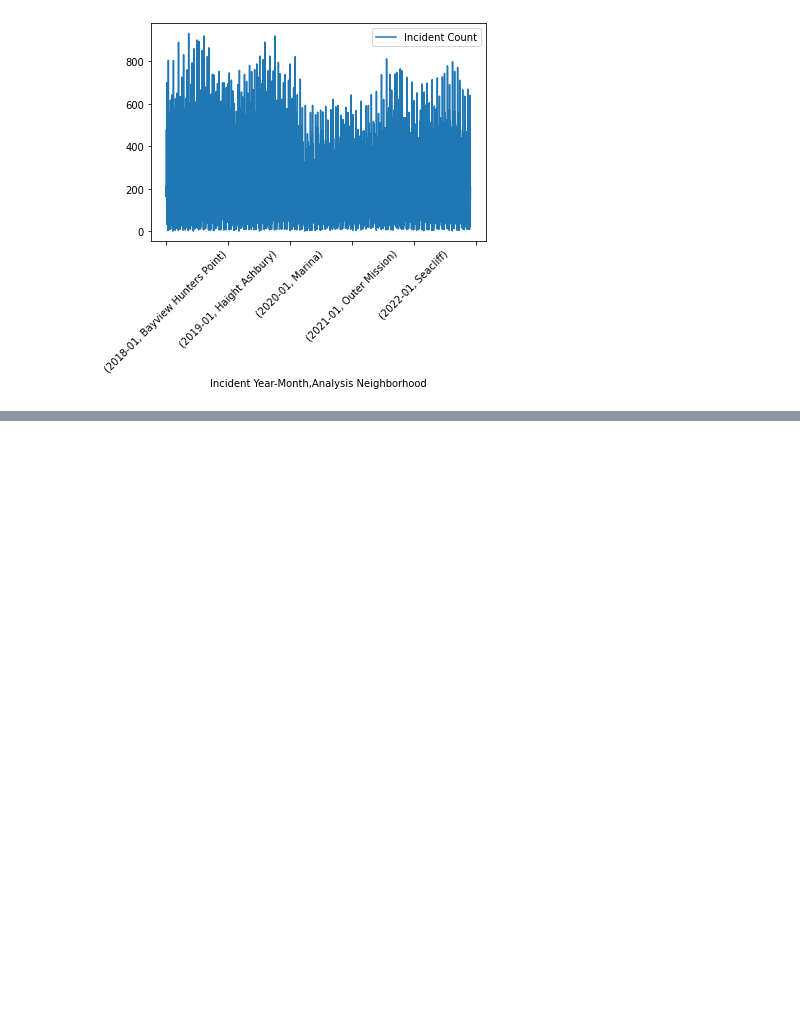
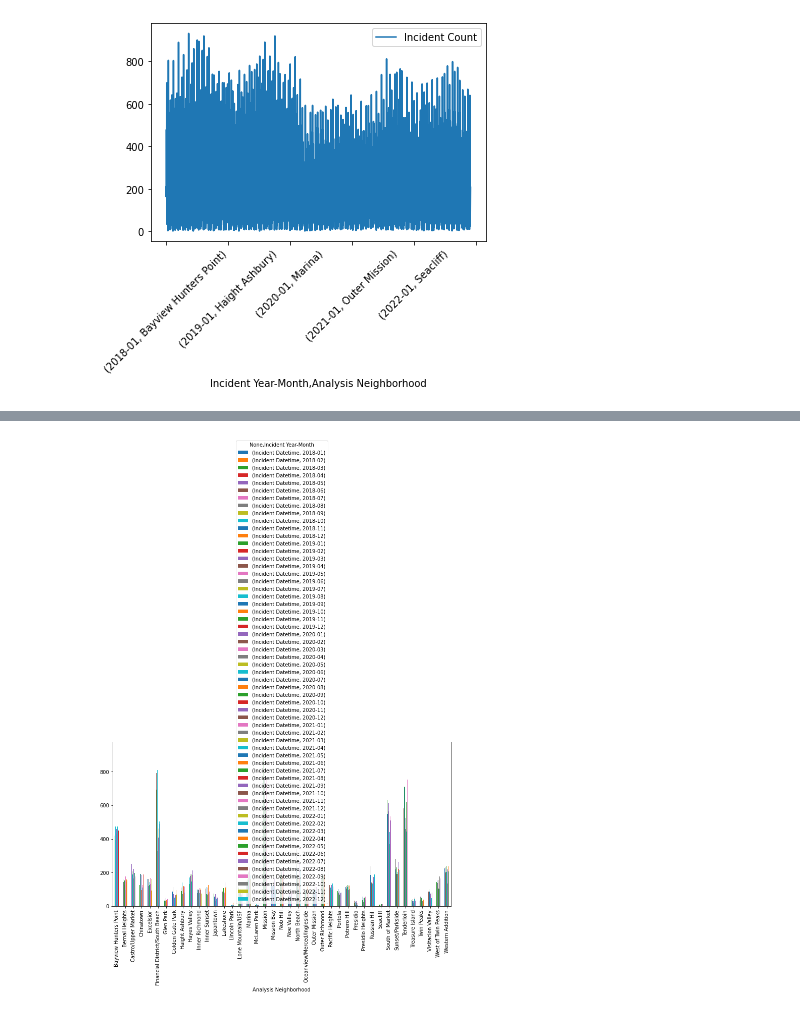
Before and after one commit to ahmed-saleem916/Virtual-Reality-, a Jupyter notebook: date+neighborhood_groupbys.ipynb, the cells around one changed output, grey strips where cells are left out. Drawn from its saved outputs; the diff is of its cells as text; code cells hidden in the pictures; blank space fills up the shorter version.

```diff
--- a/date+neighborhood_groupbys.ipynb
+++ b/date+neighborhood_groupbys.ipynb
@@ -261,3 +272,12 @@ plt.xticks(rotation=45)
 plt.show()
 # %% [output]
 [figure]
+# %%
+# neighborhood = pd.Categorical
+
+neighborhood_groupby = pd.pivot_table(data=incident_dtypes, index=incident_dtypes['Analysis Neighborhood'],
+                                         columns=incident_dtypes['Incident Year-Month'], values=['Incident Datetime'],
+                                     aggfunc='count')
+neighborhood_groupby
+
+# dfp = pd.pivot_table(data=df, index=df.date.dt.year, columns='months', values='value')
@@ -263,0 +305,7 @@ plt.show()
+# %%
+neighborhood_groupby.plot(kind='bar', figsize=(12, 6))
+# ax.legend(bbox_to_anchor=(1, 1.02), loc='upper left')
+plt.show()
+# may need to do subplots by year
+# %% [output]
+[figure, added]
```
Also changed, not shown: parts of 6 cells of this notebook.
